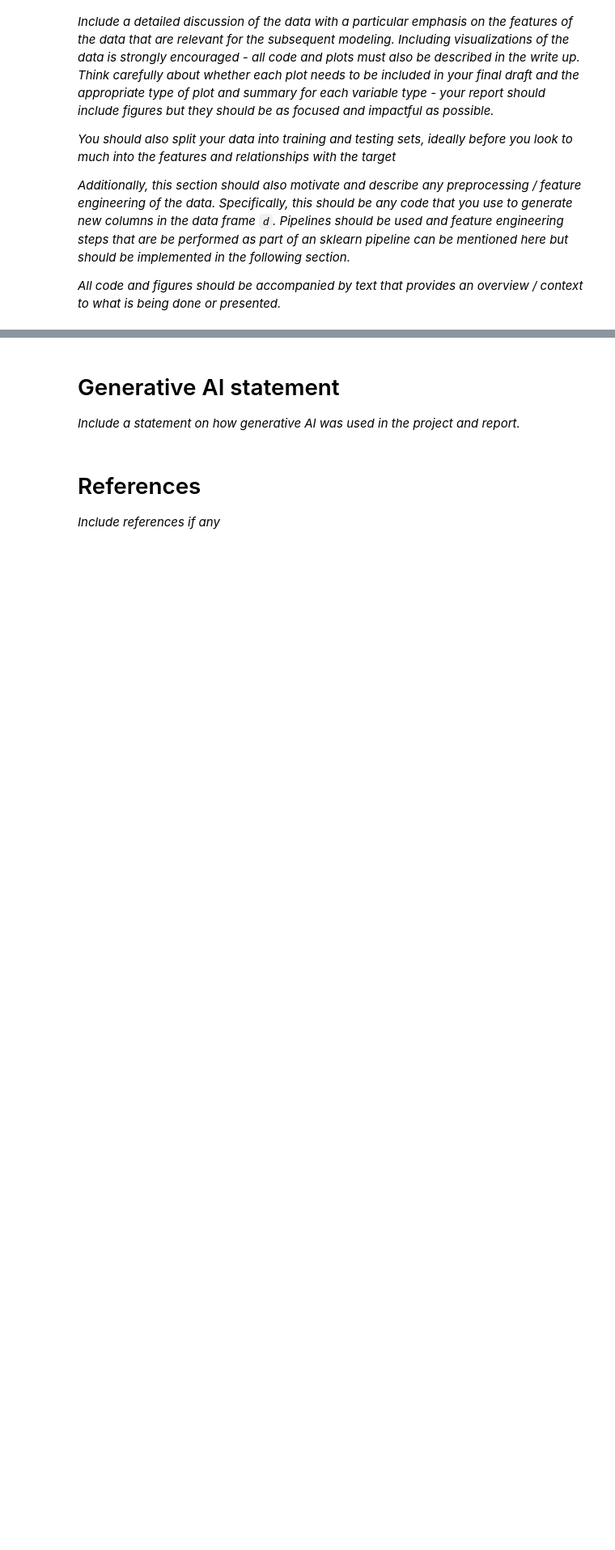
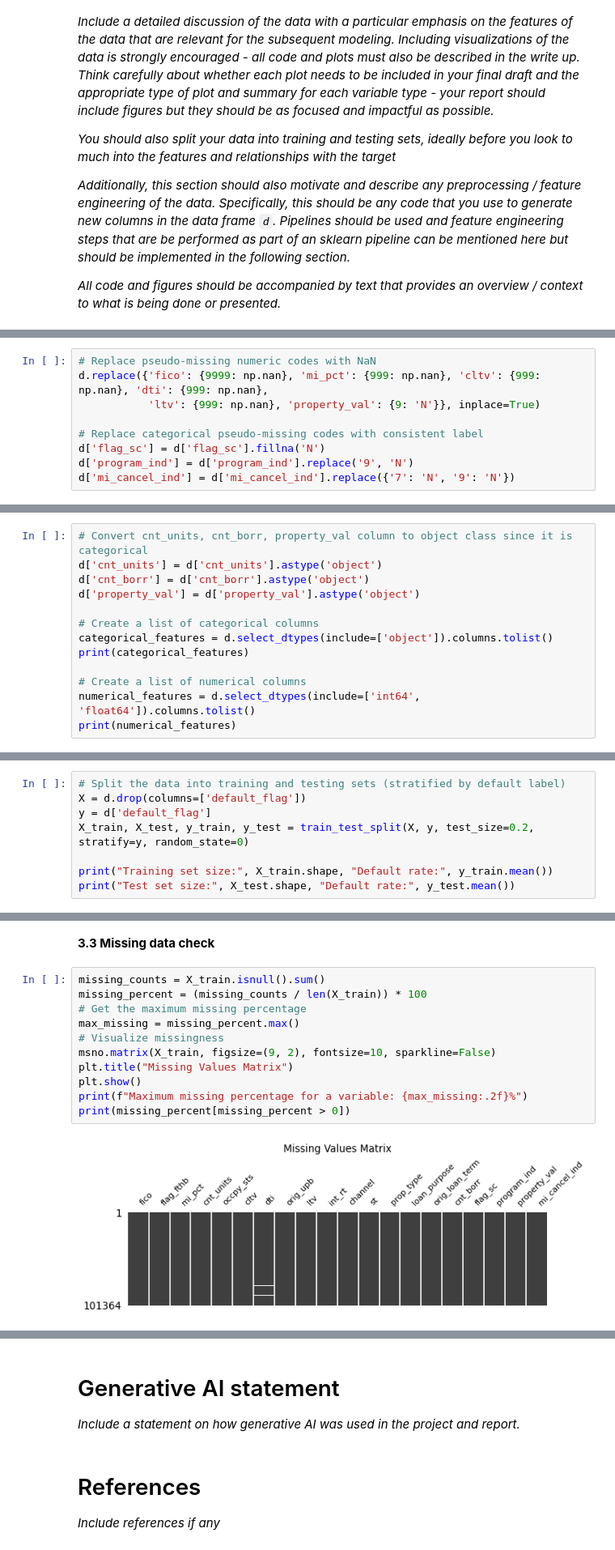
Before and after one commit to JinQiuqi/MLPy-project2, a Jupyter notebook: project2.ipynb, the cells around one changed output, grey strips where cells are left out. Shown: that part at 81% size. Drawn from its saved outputs; the diff is of its cells as text; blank space fills up the shorter version.

```diff
--- a/project2.ipynb
+++ b/project2.ipynb
@@ -615,0 +159,9 @@ Fold 4  20153  119
+# %%
+# Replace pseudo-missing numeric codes with NaN
+d.replace({'fico': {9999: np.nan}, 'mi_pct': {999: np.nan}, 'cltv': {999: np.nan}, 'dti': {999: np.nan},
+           'ltv': {999: np.nan}, 'property_val': {9: 'N'}}, inplace=True)
+
+# Replace categorical pseudo-missing codes with consistent label
+d['flag_sc'] = d['flag_sc'].fillna('N')
+d['program_ind'] = d['program_ind'].replace('9', 'N')
+d['mi_cancel_ind'] = d['mi_cancel_ind'].replace({'7': 'N', '9': 'N'})
@@ -615,0 +172,13 @@ Fold 4  20153  119
+# %%
+# Convert cnt_units, cnt_borr, property_val column to object class since it is categorical
+d['cnt_units'] = d['cnt_units'].astype('object')
+d['cnt_borr'] = d['cnt_borr'].astype('object')
+d['property_val'] = d['property_val'].astype('object')
+
+# Create a list of categorical columns
+categorical_features = d.select_dtypes(include=['object']).columns.tolist()
+print(categorical_features)
+
+# Create a list of numerical columns
+numerical_features = d.select_dtypes(include=['int64', 'float64']).columns.tolist()
+print(numerical_features)
@@ -615,0 +190,8 @@ Fold 4  20153  119
+# %%
+# Split the data into training and testing sets (stratified by default label)
+X = d.drop(columns=['default_flag'])
+y = d['default_flag']
+X_train, X_test, y_train, y_test = train_test_split(X, y, test_size=0.2, stratify=y, random_state=0)
+
+print("Training set size:", X_train.shape, "Default rate:", y_train.mean())
+print("Test set size:", X_test.shape, "Default rate:", y_test.mean())
@@ -615,0 +201,15 @@ Fold 4  20153  119
+# %% [markdown]
+**3.3 Missing data check**
+# %%
+missing_counts = X_train.isnull().sum()
+missing_percent = (missing_counts / len(X_train)) * 100
+# Get the maximum missing percentage
+max_missing = missing_percent.max()
+# Visualize missingness
+msno.matrix(X_train, figsize=(9, 2), fontsize=10, sparkline=False)
+plt.title("Missing Values Matrix")
+plt.show()
+print(f"Maximum missing percentage for a variable: {max_missing:.2f}%")
+print(missing_percent[missing_percent > 0])
+# %% [output]
+[figure, added]
```
Also changed, not shown: parts of 59 cells of this notebook.
